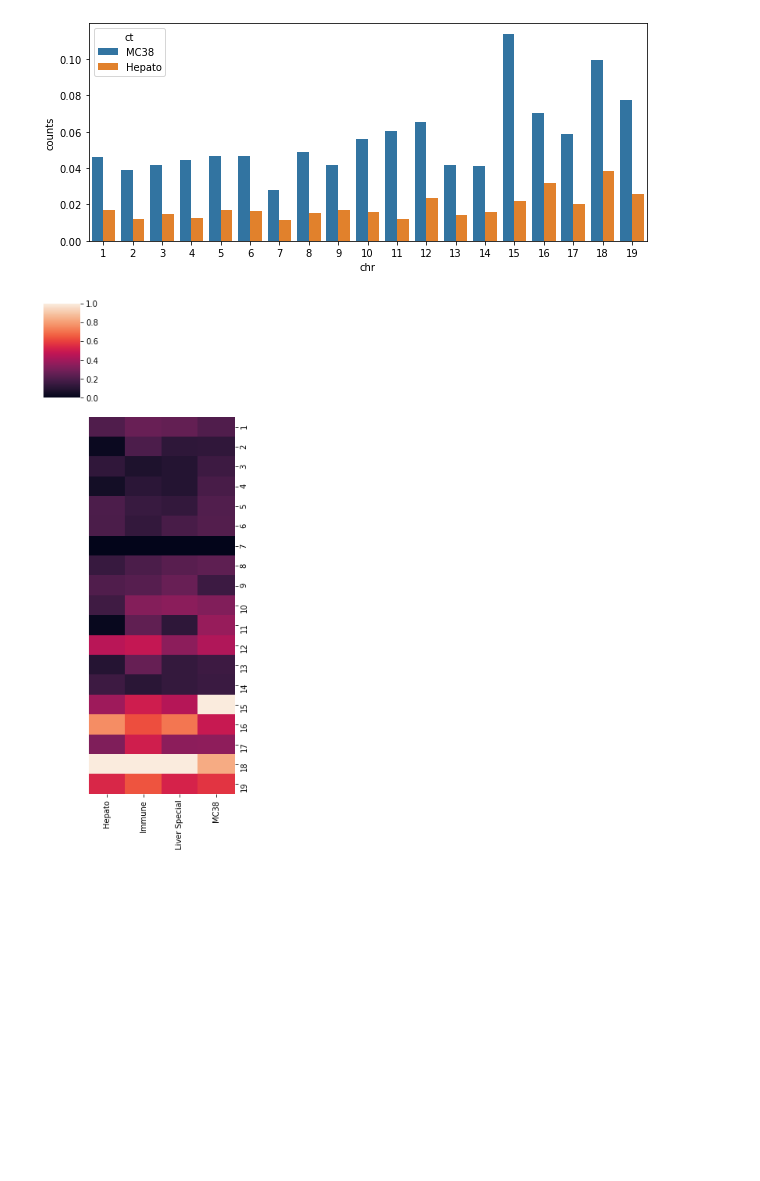
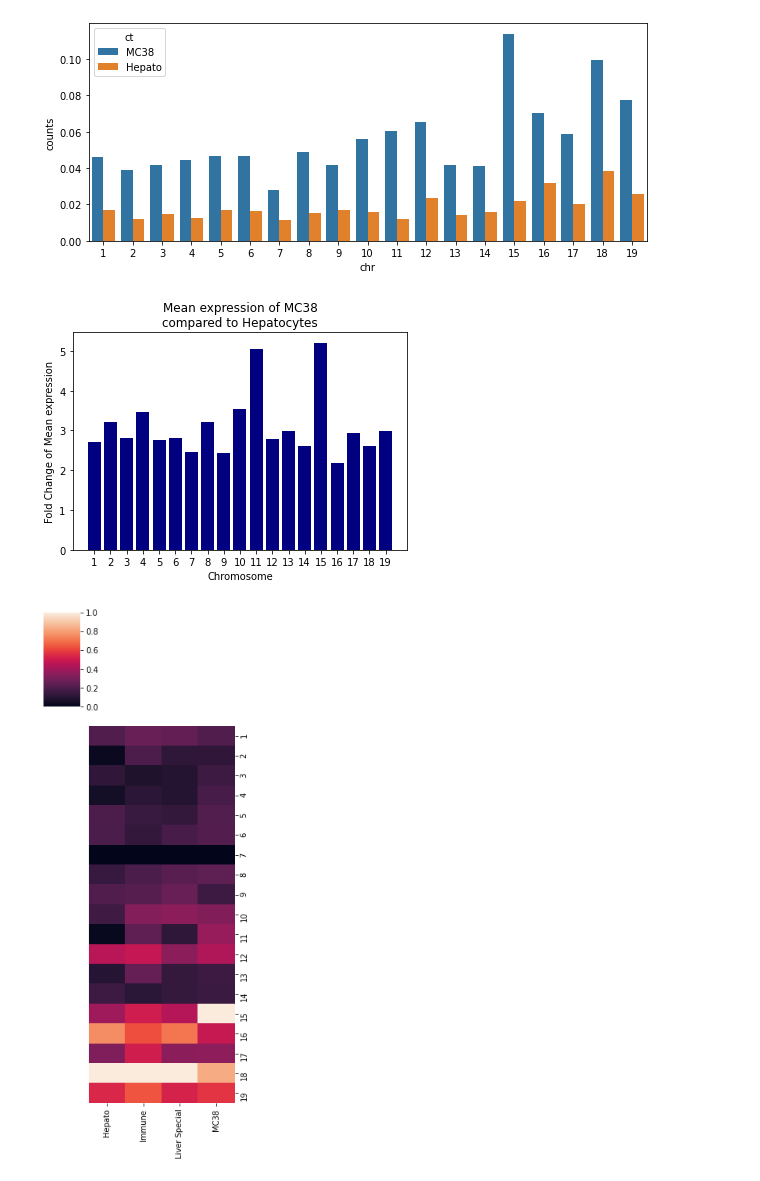
Before and after one commit to yelabucsf/spatial, a Jupyter notebook: notebooks/L20C1/check.mc38.chrs.ipynb, the cells around one changed output. Drawn from its saved outputs; the diff is of its cells as text; code cells hidden in the pictures; blank space fills up the shorter version.

Commit message:
normalize mean MC38 expression by Hepatocyte expression for bar plot

```diff
--- a/notebooks/L20C1/check.mc38.chrs.ipynb
+++ b/notebooks/L20C1/check.mc38.chrs.ipynb
@@ -97,6 +113,13 @@ plt.figure(figsize=(10, 4))
 sns.barplot(data=tidy_counts_hepato_mc38, x='chr', y='counts', hue='ct');
 # %% [output]
 [figure]
+# %%
+plt.bar(np.arange(1,20).astype(str), chr_counts['MC38'].divide(chr_counts['Hepato']).values, color='navy');
+plt.xlabel('Chromosome')
+plt.ylabel('Fold Change of Mean expression')
+plt.title('Mean expression of MC38\ncompared to Hepatocytes');
+# %% [output]
+[figure, added]
 # %%
 sns.clustermap(chr_counts, standard_scale=1, row_cluster=False, col_cluster=False, figsize=(4,10));
 plt.tight_layout()
```
Also changed, not shown: parts of 3 cells of this notebook.
